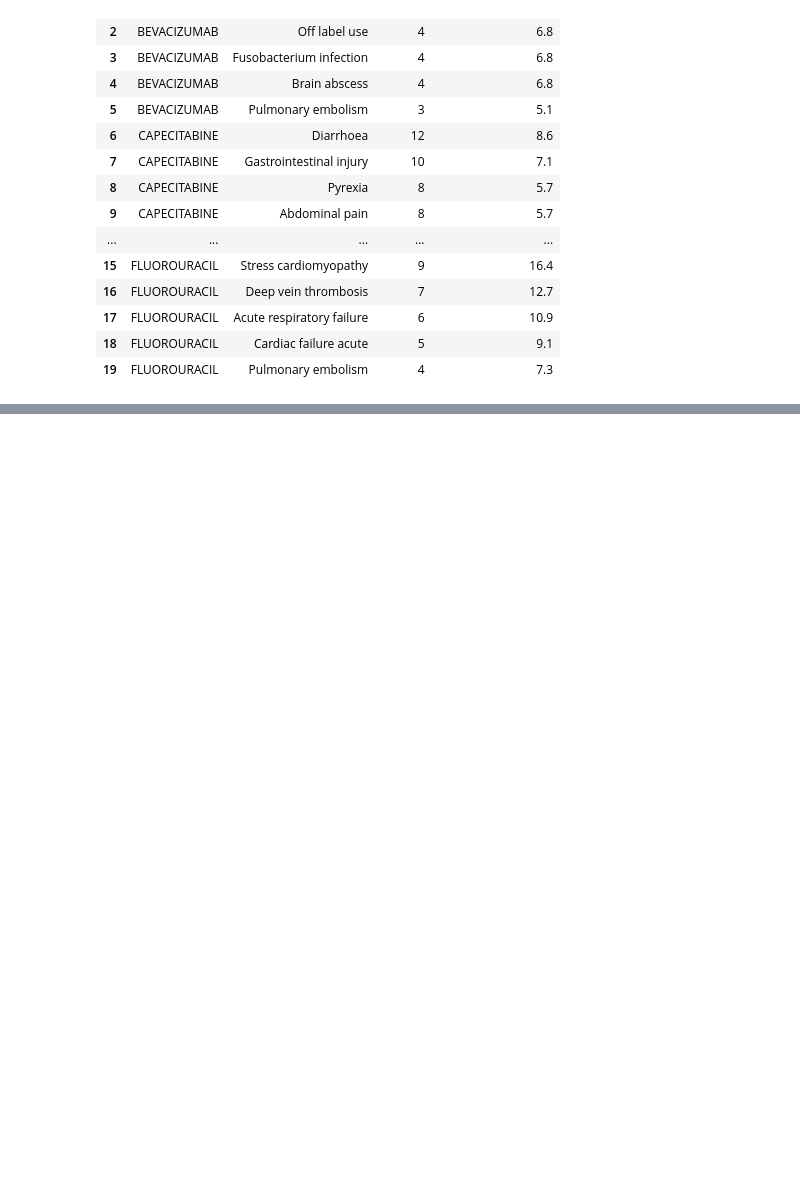
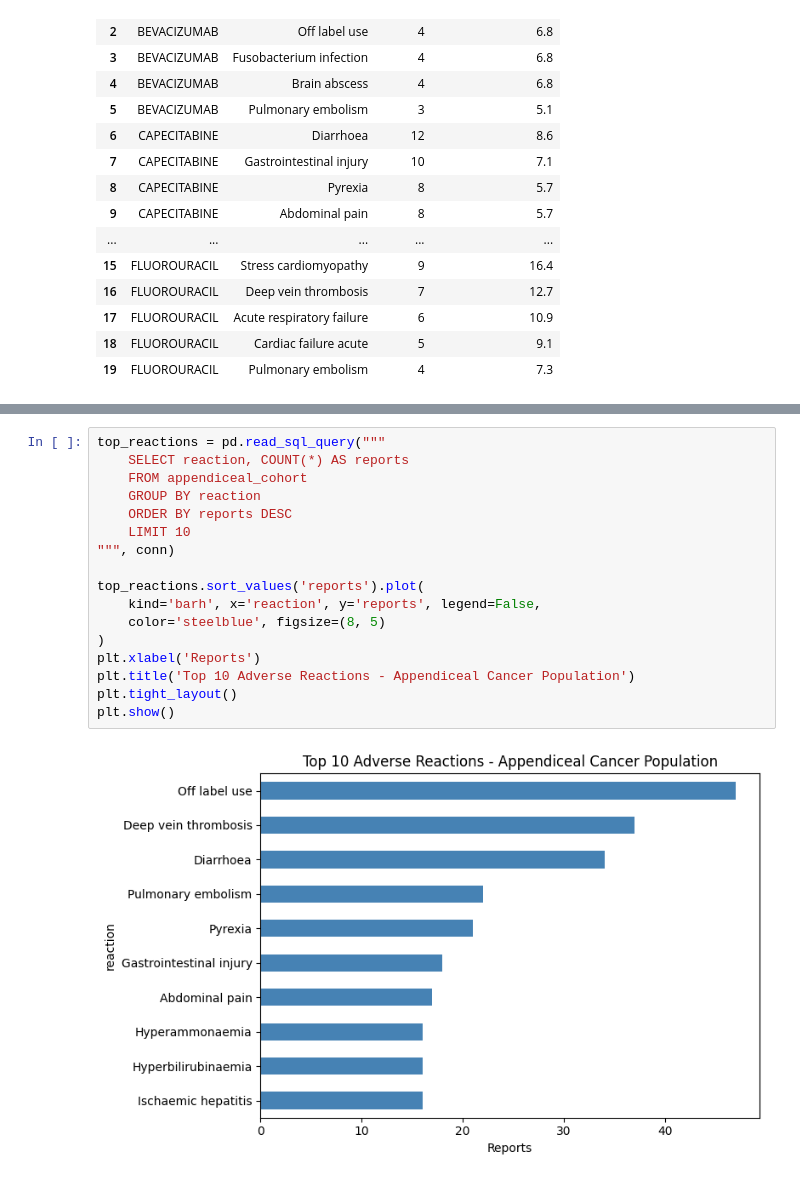
Before and after one commit to PugstaLaney/faers-sql-drug-safety-analysis, a Jupyter notebook: notebooks/module_3_appendiceal/02_appendiceal_reactions.ipynb, the cells around one changed output, grey strips where cells are left out. Saved outputs shown, nothing was run; the diff lists cells and outputs as text; blank space fills up the shorter version.

```diff
--- a/notebooks/module_3_appendiceal/02_appendiceal_reactions.ipynb
+++ b/notebooks/module_3_appendiceal/02_appendiceal_reactions.ipynb
@@ -120,0 +139,19 @@ An unusual signal in this cohort. May reflect immunosuppression from chemotherap
+# %%
+top_reactions = pd.read_sql_query("""
+    SELECT reaction, COUNT(*) AS reports
+    FROM appendiceal_cohort
+    GROUP BY reaction
+    ORDER BY reports DESC
+    LIMIT 10
+""", conn)
+
+top_reactions.sort_values('reports').plot(
+    kind='barh', x='reaction', y='reports', legend=False,
+    color='steelblue', figsize=(8, 5)
+)
+plt.xlabel('Reports')
+plt.title('Top 10 Adverse Reactions - Appendiceal Cancer Population')
+plt.tight_layout()
+plt.show()
+# %% [output]
+[figure, added]
```
Also changed, not shown: parts of 4 cells of this notebook.
